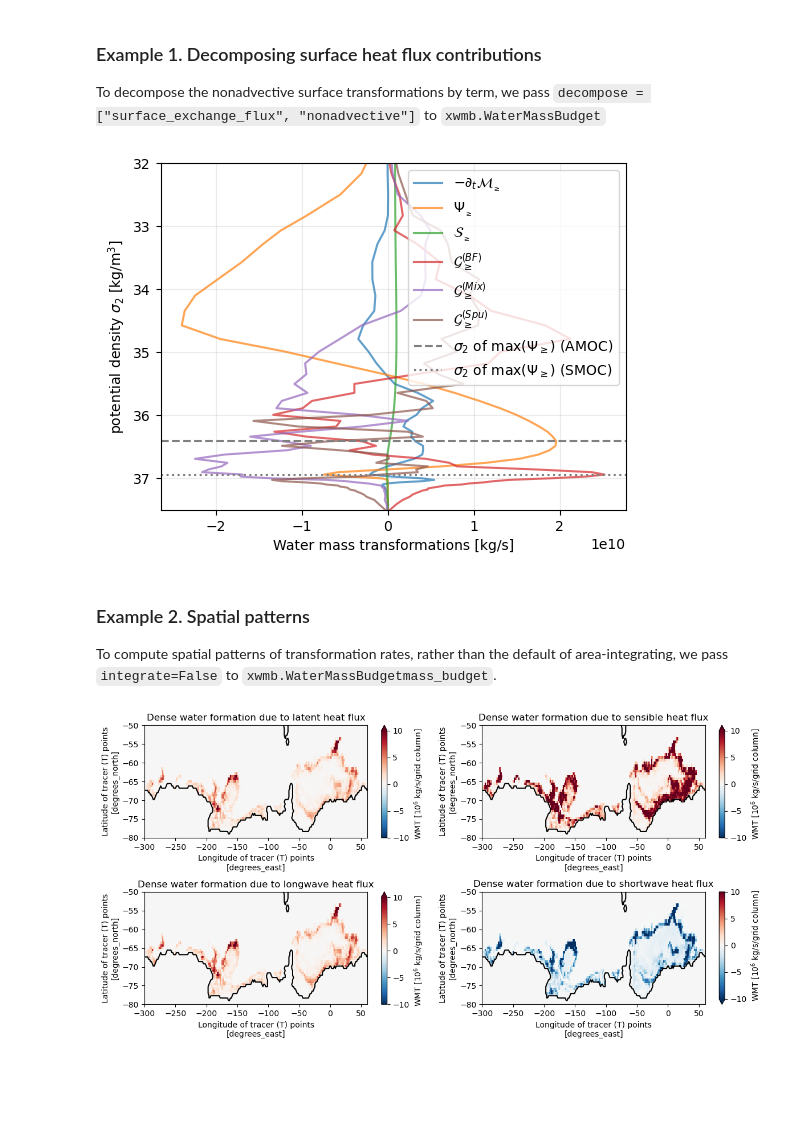
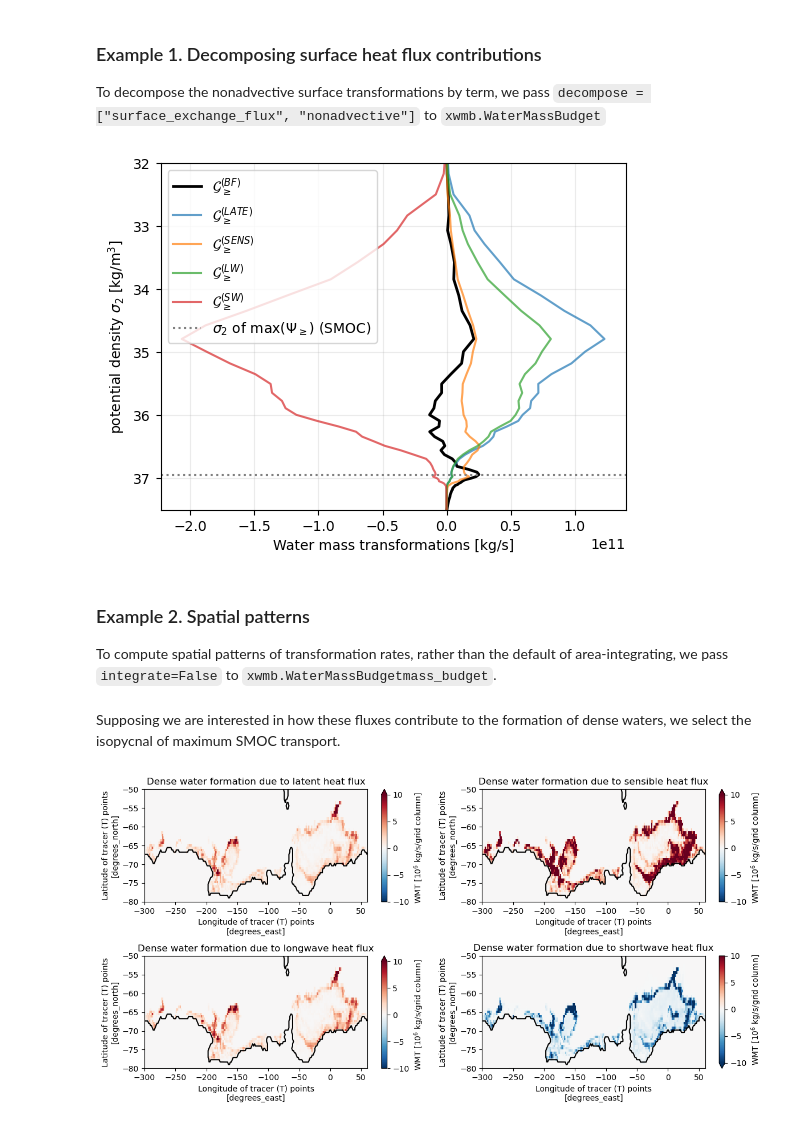
Before and after one commit to hdrake/xwmb, a Jupyter notebook: examples/MOM6_water_mass_budgets.ipynb, the cells around one changed output. Saved outputs shown, nothing was run; the diff lists cells and outputs as text; code cells hidden in the pictures; blank space fills up the shorter version.

Commit message:
Added some more context to the figures

```diff
--- a/examples/MOM6_water_mass_budgets.ipynb
+++ b/examples/MOM6_water_mass_budgets.ipynb
@@ -280,27 +280,32 @@ with warnings.catch_warnings():
 # %%
 plt.figure(figsize=(6,4.5))
 
 kwargs = {"alpha":0.7, "lw":1.5}
 
-plt.plot(-wmt.mass_tendency,                wmt.sigma2_l_target, label=r"$-\partial_{t} \mathcal{M}_{_{\geq}}$",**kwargs)
-plt.plot( wmt.convergent_mass_transport,    wmt.sigma2_l_target, label=r"$\Psi_{_{\geq}}$",                   **kwargs)
-plt.plot( wmt.mass_source,                  wmt.sigma2_l_target, label=r"$\mathcal{S}_{_{\geq}}$",            **kwargs)
-plt.plot( wmt.boundary_fluxes,              wmt.sigma2_l_target, label=r"$\mathcal{G}^{(BF)}_{\geq}$",      **kwargs)
-plt.plot( wmt.diffusion,                    wmt.sigma2_l_target, label=r"$\mathcal{G}^{(Mix)}_{\geq}$",     **kwargs)
-plt.plot( wmt.spurious_numerical_mixing,    wmt.sigma2_l_target, label=r"$\mathcal{G}^{(Spu)}_{\geq}$", **kwargs)
-sigma2_amoc = wmt.convergent_mass_transport.idxmax().compute()
+plt.plot( wmt.boundary_fluxes,              wmt.sigma2_l_target, label=r"$\mathcal{G}^{(BF)}_{\geq}$", color="k", lw=2)
+
+# Plot transformations due to each contributing heat flux term
+heat_fluxes = ["latent", "sensible", "longwave", "shortwave"]
+heat_flux_dict = {
+    heat_flux: f"surface_exchange_flux_nonadvective_{heat_flux}_heat"
+    for heat_flux in heat_fluxes
+}
+plt.plot( wmt[heat_flux_dict["latent"]],              wmt.sigma2_l_target, label=r"$\mathcal{G}^{(LATE)}_{\geq}$",      **kwargs)
+plt.plot( wmt[heat_flux_dict["sensible"]],              wmt.sigma2_l_target, label=r"$\mathcal{G}^{(SENS)}_{\geq}$",      **kwargs)
+plt.plot( wmt[heat_flux_dict["longwave"]],              wmt.sigma2_l_target, label=r"$\mathcal{G}^{(LW)}_{\geq}$",      **kwargs)
+plt.plot( wmt[heat_flux_dict["shortwave"]],              wmt.sigma2_l_target, label=r"$\mathcal{G}^{(SW)}_{\geq}$",      **kwargs)
+
 sigma2_smoc = wmt.convergent_mass_transport.sel(sigma2_l_target=slice(sigma2_amoc, None)).idxmin().compute()
-plt.axhline(sigma2_amoc, color="grey", linestyle="dashed", label="$\sigma_{2}$ of $\max(\Psi_{\geq})$ (AMOC)")
 plt.axhline(sigma2_smoc, color="grey", linestyle="dotted", label="$\sigma_{2}$ of $\max(\Psi_{\geq})$ (SMOC)")
 
 
-plt.legend(loc="upper right")
+plt.legend(loc="upper left")
 plt.grid(True, alpha=0.25)
 plt.ylabel(r"potential density $\sigma_{2}$ [kg/m$^{3}$]");
 plt.xlabel("Water mass transformations [kg/s]")
 plt.ylim(37.5, 32);
 # %% [output]
-[figure, old version]
+[figure, new version]
 # %% [markdown]
 ### Example 2. Spatial patterns
 
@@ -320,5 +325,7 @@ with warnings.catch_warnings():
     wmb.mass_budget(lam, greater_than=True, integrate=False)
     wmt = wmb.wmt.squeeze()
     wmt.load()
+# %% [markdown]
+Supposing we are interested in how these fluxes contribute to the formation of dense waters, we select the isopycnal of maximum SMOC transport.
 # %%
 def plot_smoc_transformation_map(term, ax):
```
Also changed, not shown: parts of 1 cell of this notebook.
